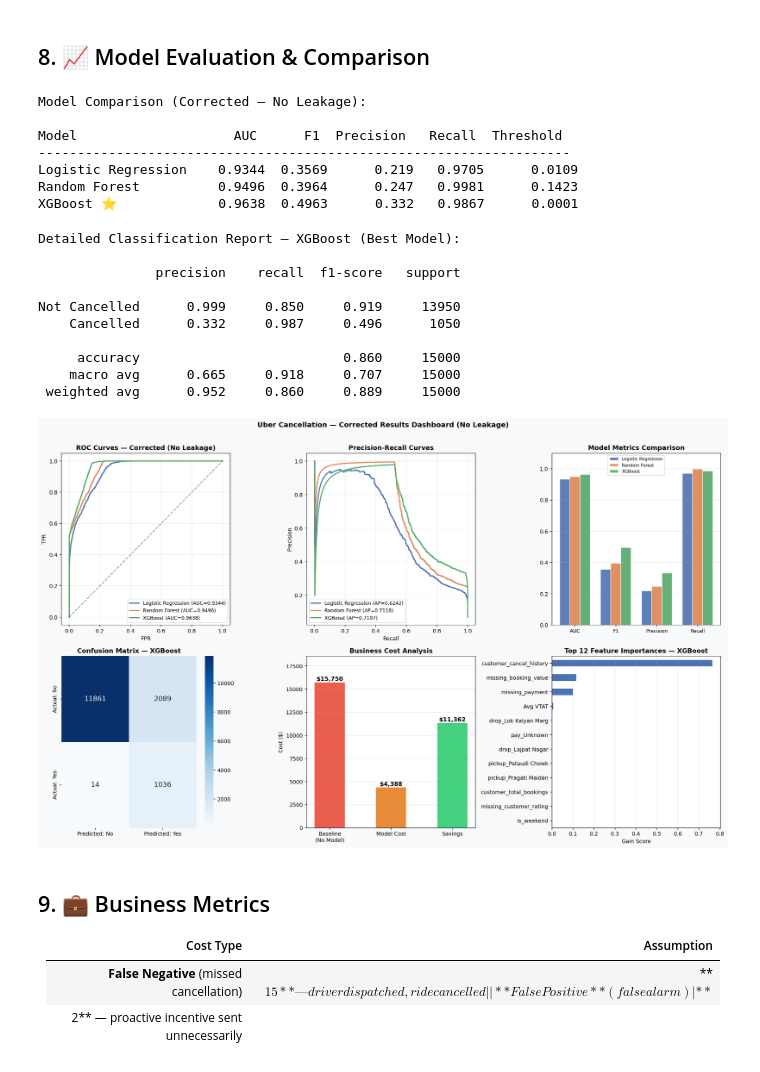
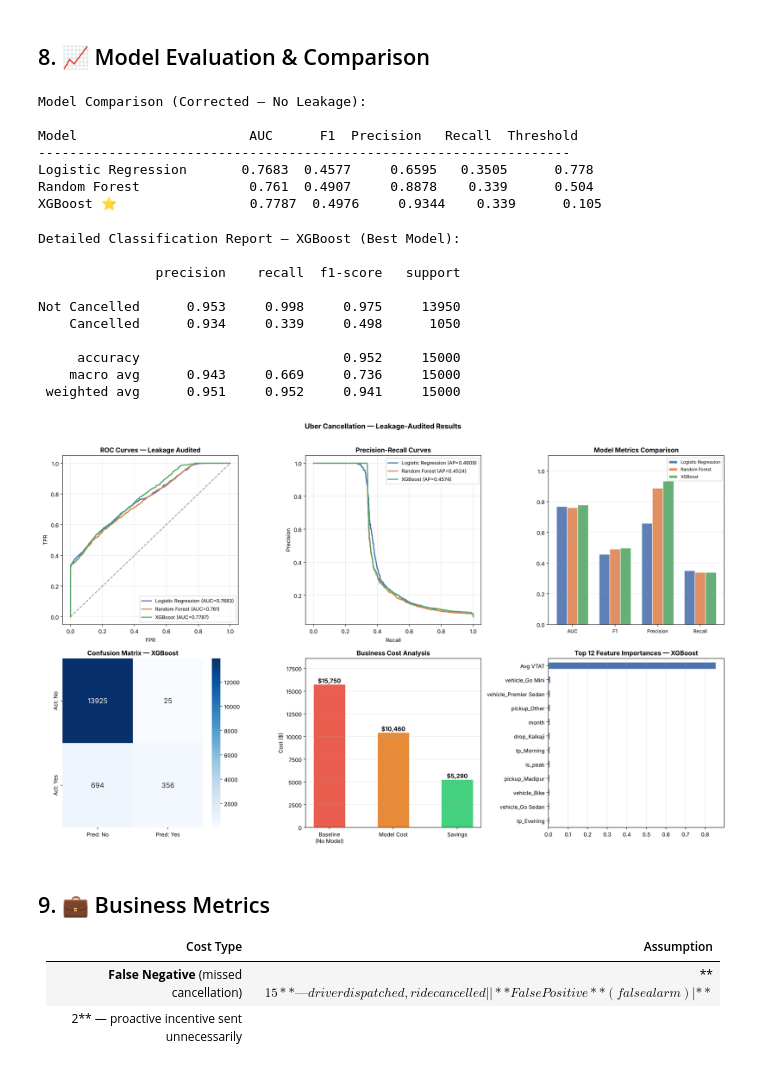
Before and after one commit to harishdeepak-msba/Uber-cancellation-mlops, a Jupyter notebook: notebooks/Uber_Cancellation_MLOps_Full.ipynb, the cells around one changed output. Cells and saved outputs as stored; diff of their text form; code cells hidden in the pictures.

Commit message:
Update notebook, metrics and monitoring baselines after leakage audit

```diff
--- a/notebooks/Uber_Cancellation_MLOps_Full.ipynb
+++ b/notebooks/Uber_Cancellation_MLOps_Full.ipynb
@@ -217,11 +231,17 @@ leaky_columns = [
     'Reason for cancelling by Customer', 'Cancelled Rides by Driver',
     'Driver Cancellation Reason', 'Incomplete Rides', 'Incomplete Rides Reason',
     'Booking ID', 'Pickup Location', 'Drop Location', 'Date', 'Time', 'datetime',
-    'Booking Value', 'Ride Distance', 'Driver Ratings', 'Customer Rating'
+    'Booking Value', 'Ride Distance', 'Driver Ratings', 'Customer Rating',
+    # Second leakage audit: these are missing for 100% of customer cancellations
+    # because they are only recorded after a ride happens
+    'Avg CTAT'
 ]
 
+# Also drop the missing-value flags and payment dummies: payment method, booking value
+# and ratings are missing for every customer cancellation (post-outcome artifact)
 base_features = [c for c in df.columns
-                 if c not in leaky_columns + ['target_customer_cancelled', 'Customer ID']]
+                 if c not in leaky_columns + ['target_customer_cancelled', 'Customer ID']
+                 and not c.startswith('missing_') and not c.startswith('pay_')]
 
 X_base = df[base_features].select_dtypes(include=['number','bool']).astype(float)
 y      = df['target_customer_cancelled']
@@ -260,8 +282,12 @@ X_te_base,  y_te,  c_te  = make_split(test_idx)
 cust_booking_freq   = c_tr.value_counts().to_dict()
 cust_cancel_history = c_tr[y_tr == 1].value_counts().to_dict()
 
-for X_part, c_part in [(X_tr_base, c_tr), (X_val_base, c_val), (X_te_base, c_te)]:
-    # Unseen customers in val/test map to 0 (no prior history)
+# Train rows: leave-one-out, so a row never sees its own booking or its own label
+X_tr_base['customer_total_bookings'] = c_tr.map(cust_booking_freq).values - 1
+X_tr_base['customer_cancel_history'] = c_tr.map(cust_cancel_history).fillna(0).values - y_tr.values
+
+# Val/test rows: history from training rows only (unseen customers map to 0)
+for X_part, c_part in [(X_val_base, c_val), (X_te_base, c_te)]:
     X_part['customer_total_bookings'] = c_part.map(cust_booking_freq).fillna(0).values
     X_part['customer_cancel_history'] = c_part.map(cust_cancel_history).fillna(0).values
 
@@ -307,6 +333,15 @@ def youden_threshold(y_true, y_prob):
     fpr, tpr, thresholds = roc_curve(y_true, y_prob)
     j_scores = tpr - fpr
     return float(thresholds[np.argmax(j_scores)])
+
+def cost_threshold(y_true, y_prob, cost_fn=15, cost_fp=2):
+    """Threshold that minimises business cost on the validation set."""
+    y_true = np.asarray(y_true)
+    grid = np.linspace(0.01, 0.9, 300)
+    def cost(t):
+        pred = y_prob >= t
+        return ((y_true == 1) & ~pred).sum() * cost_fn + ((y_true == 0) & pred).sum() * cost_fp
+    return round(float(min(grid, key=cost)), 3)
 
 def evaluate(y_true, y_prob, threshold):
     y_pred = (y_prob >= threshold).astype(int)
@@ -326,7 +361,7 @@ results = {}
 with mlflow.start_run(run_name='Logistic_Regression'):
     lr = LogisticRegression(class_weight='balanced', max_iter=1000, C=1.0, random_state=42)
     lr.fit(X_tr, y_tr)
-    lr_t = youden_threshold(y_val, lr.predict_proba(X_val)[:,1])
+    lr_t = cost_threshold(y_val, lr.predict_proba(X_val)[:,1])
     m = evaluate(y_te, lr.predict_proba(X_te)[:,1], lr_t)
     mlflow.log_params({'model':'LogisticRegression','threshold':lr_t,'C':1.0})
     mlflow.log_metrics({'roc_auc':m['auc'],'f1_score':m['f1'],'avg_precision':m['ap']})
@@ -338,7 +373,7 @@ with mlflow.start_run(run_name='Random_Forest'):
     rf = RandomForestClassifier(n_estimators=200, class_weight='balanced',
                                 max_depth=10, min_samples_leaf=5, random_state=42, n_jobs=-1)
     rf.fit(X_tr, y_tr)
-    rf_t = youden_threshold(y_val, rf.predict_proba(X_val)[:,1])
+    rf_t = cost_threshold(y_val, rf.predict_proba(X_val)[:,1])
     m = evaluate(y_te, rf.predict_proba(X_te)[:,1], rf_t)
     mlflow.log_params({'model':'RandomForest','n_estimators':200,'threshold':rf_t})
     mlflow.log_metrics({'roc_auc':m['auc'],'f1_score':m['f1'],'avg_precision':m['ap']})
@@ -346,14 +381,15 @@ with mlflow.start_run(run_name='Random_Forest'):
     print(f'Random Forest       → AUC={m["auc"]}  F1={m["f1"]}  Recall={m["recall"]}  t={rf_t:.4f}')
 
 # ── XGBoost ───────────────────────────────────────────────────────────────
+# Tuned on validation AUC: shallower trees, stronger regularisation, no class weighting
 xgb_params = dict(objective='binary:logistic', eval_metric='auc',
-                   scale_pos_weight=scale_pos_weight, n_estimators=300, max_depth=6,
-                   learning_rate=0.05, subsample=0.8, colsample_bytree=0.8,
+                   n_estimators=109, max_depth=4, learning_rate=0.03,
+                   min_child_weight=20, subsample=0.8, colsample_bytree=0.8,
                    random_state=42, n_jobs=-1)
 with mlflow.start_run(run_name='XGBoost_Tuned'):
     xgb_model = xgb.XGBClassifier(**xgb_params)
     xgb_model.fit(X_tr, y_tr, eval_set=[(X_val, y_val)], verbose=False)
-    xgb_t = youden_threshold(y_val, xgb_model.predict_proba(X_val)[:,1])
+    xgb_t = cost_threshold(y_val, xgb_model.predict_proba(X_val)[:,1])
     m = evaluate(y_te, xgb_model.predict_proba(X_te)[:,1], xgb_t)
     mlflow.log_params({**xgb_params,'threshold':xgb_t})
     mlflow.log_metrics({'roc_auc':m['auc'],'f1_score':m['f1'],'avg_precision':m['ap']})
@@ -383,11 +421,11 @@ for name, r in results.items():
 # %% [output]
 Model Comparison (Corrected — No Leakage):
 
-Model                    AUC      F1  Precision   Recall  Threshold
+Model                      AUC      F1  Precision   Recall  Threshold
 --------------------------------------------------------------------
-Logistic Regression    0.9344  0.3569      0.219   0.9705      0.0109
-Random Forest          0.9496  0.3964      0.247   0.9981      0.1423
-XGBoost ⭐             0.9638  0.4963      0.332   0.9867      0.0001
+Logistic Regression       0.7683  0.4577     0.6595   0.3505      0.778
+Random Forest              0.761  0.4907     0.8878    0.339      0.504
+XGBoost ⭐                 0.7787  0.4976     0.9344    0.339      0.105
 # %%
 # Classification Report — XGBoost
 print('Detailed Classification Report — XGBoost (Best Model):\n')
@@ -399,12 +437,12 @@ Detailed Classification Report — XGBoost (Best Model):
 
                precision    recall  f1-score   support
 
-Not Cancelled      0.999     0.850     0.919     13950
-    Cancelled      0.332     0.987     0.496      1050
+Not Cancelled      0.953     0.998     0.975     13950
+    Cancelled      0.934     0.339     0.498      1050
 
-     accuracy                          0.860     15000
-    macro avg      0.665     0.918     0.707     15000
- weighted avg      0.952     0.860     0.889     15000
+     accuracy                          0.952     15000
+    macro avg      0.943     0.669     0.736     15000
+ weighted avg      0.951     0.952     0.941     15000
 # %%
 # Corrected results dashboard
 colors = ['#4C72B0','#DD8452','#55A868']
@@ -416,7 +454,7 @@ for i, (nm, r) in enumerate(results.items()):
     fpr, tpr, _ = roc_curve(y_te, r['probs'])
     axes[0].plot(fpr, tpr, color=colors[i], lw=2, label=f'{nm} (AUC={r["auc"]})')
 axes[0].plot([0,1],[0,1],'k--',alpha=0.4); axes[0].legend(fontsize=9)
-axes[0].set_title('ROC Curves — Corrected (No Leakage)', fontweight='bold')
+axes[0].set_title('ROC Curves — Leakage Audited', fontweight='bold')
 axes[0].set_xlabel('FPR'); axes[0].set_ylabel('TPR'); axes[0].grid(alpha=0.3)
 
 # PR
@@ -441,35 +479,35 @@ sns.heatmap(cm, annot=True, fmt='d', cmap='Blues', ax=axes[3],
             xticklabels=['Pred: No','Pred: Yes'], yticklabels=['Act: No','Act: Yes'],
             annot_kws={'size':13})
 axes[3].set_title('Confusion Matrix — XGBoost', fontweight='bold')
 
 # Business cost
 COST_FN, COST_FP = 15, 2
 tn, fp, fn, tp_val = cm.ravel()
 baseline = int(y_te.sum()) * COST_FN
 mc = int(fn)*COST_FN + int(fp)*COST_FP
 savings = baseline - mc
 cats = ['Baseline\n(No Model)','Model Cost','Savings']
 vals = [baseline, mc, savings]
 bc2 = ['#e74c3c','#e67e22','#2ecc71']
 bars = axes[4].bar(cats, vals, color=bc2, width=0.5, edgecolor='white', alpha=0.9)
 for b, v in zip(bars, vals):
     axes[4].text(b.get_x()+b.get_width()/2, b.get_height()+150,
                  f'${v:,}', ha='center', fontweight='bold', fontsize=11)
 axes[4].set_title('Business Cost Analysis', fontweight='bold')
 axes[4].set_ylabel('Cost ($)'); axes[4].set_ylim(0, max(vals)*1.18); axes[4].grid(axis='y',alpha=0.3)
 
 # Feature importance
 fi = pd.Series(xgb_model.feature_importances_, index=feature_names).nlargest(12)
 fi.sort_values().plot(kind='barh', ax=axes[5], color='#4C72B0', edgecolor='white')
 axes[5].set_title('Top 12 Feature Importances — XGBoost', fontweight='bold')
 axes[5].grid(axis='x', alpha=0.3)
 
-plt.suptitle('Uber Cancellation — Corrected Results (No Leakage)', fontsize=13, fontweight='bold', y=1.01)
+plt.suptitle('Uber Cancellation — Leakage-Audited Results', fontsize=13, fontweight='bold', y=1.01)
 plt.tight_layout()
 plt.savefig('plots/project_dashboard.png', dpi=140, bbox_inches='tight')
 plt.show()
 # %% [output]
-[figure, old version]
+[figure, new version]
 # %% [markdown]
 ## 9. 💼 Business Metrics
 
```
Also changed, not shown: parts of 16 cells of this notebook, 2 other files.
